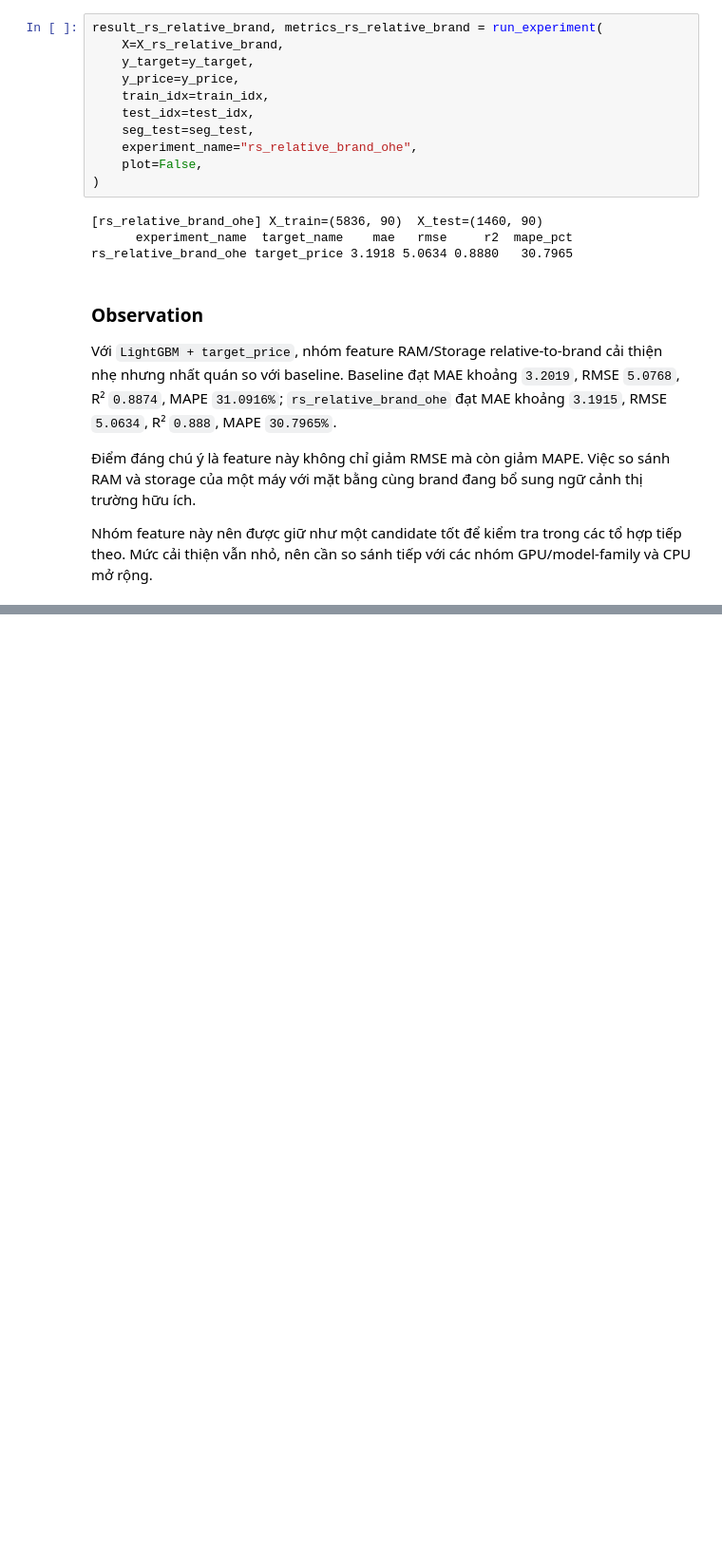
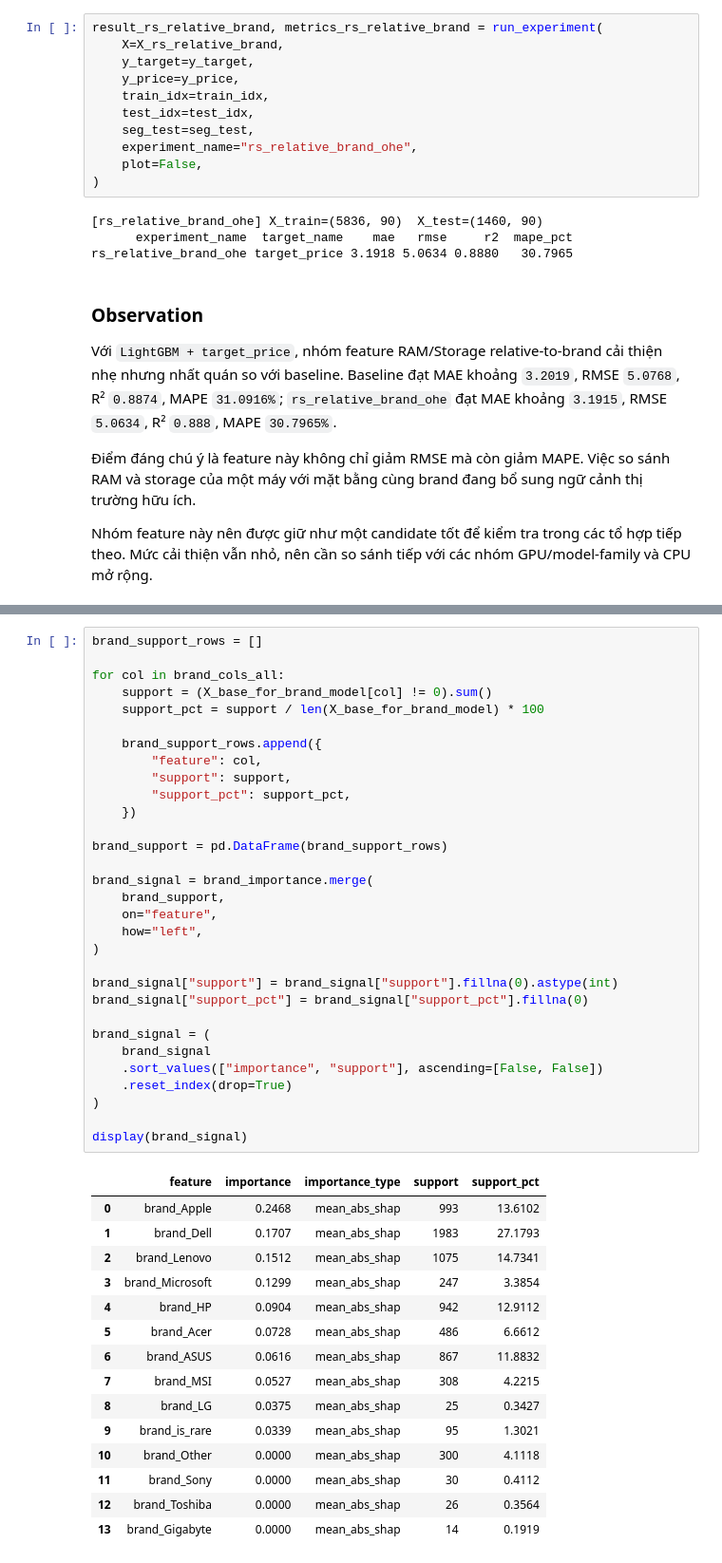
Before and after one commit to thisYui/Laptop-Price-Prediction, a Jupyter notebook: notebooks/modeling/11_feature_selection_and_ablation.ipynb, the cells around one changed output, grey strips where cells are left out. Shown at 95% size. Cells and saved outputs as stored; diff of their text form; blank space fills up the shorter version.

```diff
--- a/notebooks/modeling/11_feature_selection_and_ablation.ipynb
+++ b/notebooks/modeling/11_feature_selection_and_ablation.ipynb
@@ -4337,0 +4667,47 @@ Do đó, quyết định sau cell này nên là: giữ `cpu_all_features` như m
+# %%
+brand_support_rows = []
+
+for col in brand_cols_all:
+    support = (X_base_for_brand_model[col] != 0).sum()
+    support_pct = support / len(X_base_for_brand_model) * 100
+
+    brand_support_rows.append({
+        "feature": col,
+        "support": support,
+        "support_pct": support_pct,
+    })
+
+brand_support = pd.DataFrame(brand_support_rows)
+
+brand_signal = brand_importance.merge(
+    brand_support,
+    on="feature",
+    how="left",
+)
+
+brand_signal["support"] = brand_signal["support"].fillna(0).astype(int)
+brand_signal["support_pct"] = brand_signal["support_pct"].fillna(0)
+
+brand_signal = (
+    brand_signal
+    .sort_values(["importance", "support"], ascending=[False, False])
+    .reset_index(drop=True)
+)
+
+display(brand_signal)
+# %% [output]
+|  | feature | importance | importance_type | support | support_pct |
+| 0 | brand_Apple | 0.2468 | mean_abs_shap | 993 | 13.6102 |
+| 1 | brand_Dell | 0.1707 | mean_abs_shap | 1983 | 27.1793 |
+| 2 | brand_Lenovo | 0.1512 | mean_abs_shap | 1075 | 14.7341 |
+| 3 | brand_Microsoft | 0.1299 | mean_abs_shap | 247 | 3.3854 |
+| 4 | brand_HP | 0.0904 | mean_abs_shap | 942 | 12.9112 |
+| 5 | brand_Acer | 0.0728 | mean_abs_shap | 486 | 6.6612 |
+| 6 | brand_ASUS | 0.0616 | mean_abs_shap | 867 | 11.8832 |
+| 7 | brand_MSI | 0.0527 | mean_abs_shap | 308 | 4.2215 |
+| 8 | brand_LG | 0.0375 | mean_abs_shap | 25 | 0.3427 |
+| 9 | brand_is_rare | 0.0339 | mean_abs_shap | 95 | 1.3021 |
+| 10 | brand_Other | 0.0000 | mean_abs_shap | 300 | 4.1118 |
+| 11 | brand_Sony | 0.0000 | mean_abs_shap | 30 | 0.4112 |
+| 12 | brand_Toshiba | 0.0000 | mean_abs_shap | 26 | 0.3564 |
+| 13 | brand_Gigabyte | 0.0000 | mean_abs_shap | 14 | 0.1919 |
```
Also changed, not shown: parts of 119 cells of this notebook, 3 other files.
